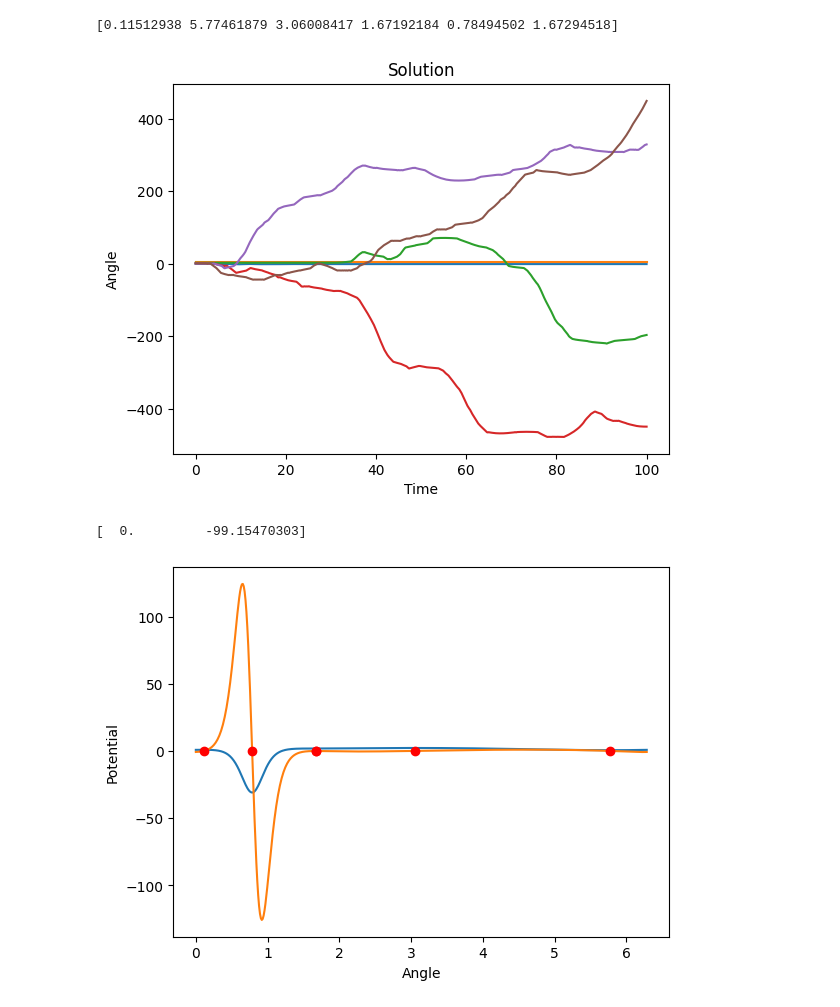
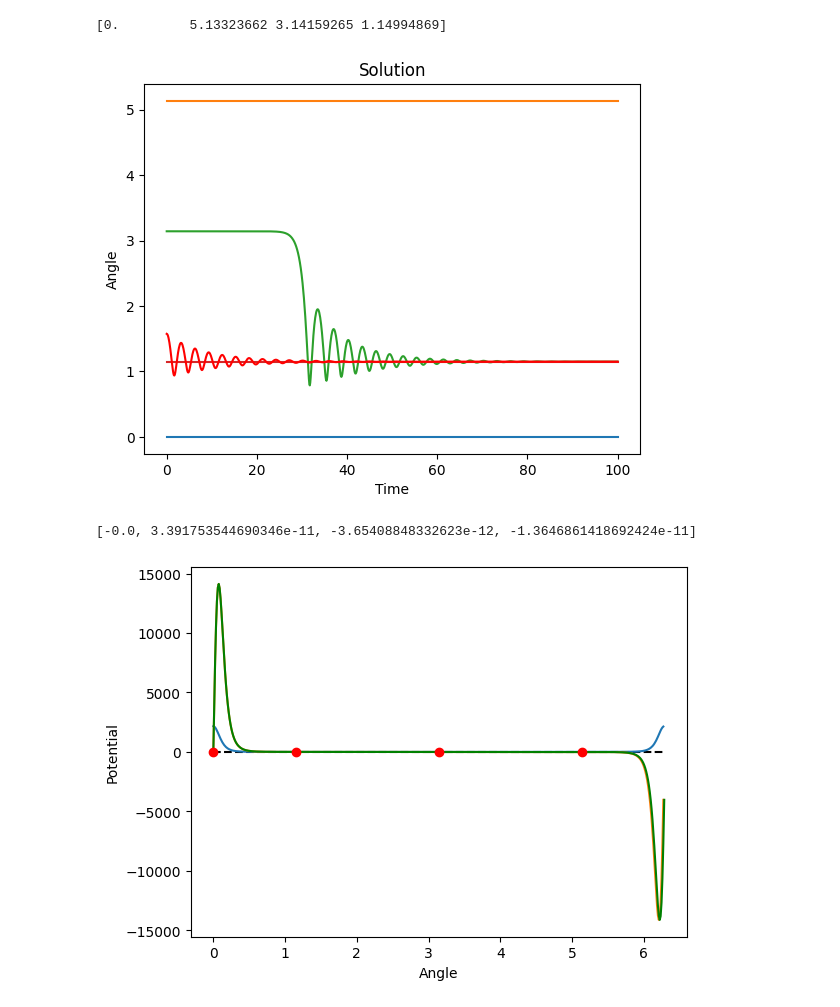
Before and after one commit to Dobel26/MagneticPendulum, a Jupyter notebook: new_sim.ipynb, the cells around one changed output. Saved outputs shown, nothing was run; the diff lists cells and outputs as text; code cells hidden in the pictures.

```diff
--- a/new_sim.ipynb
+++ b/new_sim.ipynb
@@ -153,7 +207,7 @@ class System:
 fig, ax = plt.subplots()
 
 marcus = System()
-marcus.add_magnet(Magnet([1, 1], [1, 1]))
+marcus.add_magnet(Magnet([0, 1.2], [0.0, 1]))
 crit_points = marcus.get_critical_points()
 trajectory_values = []
 print(crit_points)
@@ -164,17 +218,21 @@ for angle in crit_points:
     marcus.solve()
     marcus.plot_solution(ax=ax)
 
-# marcus.angle = 1.57512689
-# marcus.velocity = 0
-# marcus.solve()
-# marcus.plot_solution(ax=ax, color="red")
+marcus.angle = 1.57512689
+marcus.velocity = 0
+marcus.solve()
+marcus.plot_solution(ax=ax, color="red")
 plt.show()
 
 fig, ax = plt.subplots()
-marcus.plot_potential(ax=ax)
+ax.plot([0, 2 * np.pi], [0, 0], "k--")
+p = marcus.plot_potential(ax=ax)
+D = sm.fourier_diff_D(len(p))
 marcus.plot_potential_derivative(ax=ax)
-plt.gca().plot(crit_points, [0] * len(crit_points), "ro")
+ax.plot(np.linspace(0, 2 * np.pi, len(p)), -D.dot(p), "g")
+ax.plot(crit_points, [0] * len(crit_points), "ro")
 
-print(marcus.rhs([1, 0]))
+# print(marcus.rhs([1, 0]))
+print([marcus.rhs([cp, 0])[1] for cp in crit_points])
 # %% [output]
   warnings.warn(msg, RuntimeWarning)
@@ -182,7 +239,7 @@ print(marcus.rhs([1, 0]))
-[0.11512938 5.77461879 3.06008417 1.67192184 0.78494502 1.67294518]
+[0.         5.13323662 3.14159265 1.14994869]
-[figure, old version]
+[figure, new version]
-[  0.         -99.15470303]
+[-0.0, 3.391753544690346e-11, -3.65408848332623e-12, -1.3646861418692424e-11]
-[figure, old version]
+[figure, new version]
 # %%
 m = Magnet([0, 1.2], [0, 1])
 thetas = np.linspace(0, 2 * np.pi, 500)
```
Also changed, not shown: parts of 6 cells of this notebook, 5 other files.
